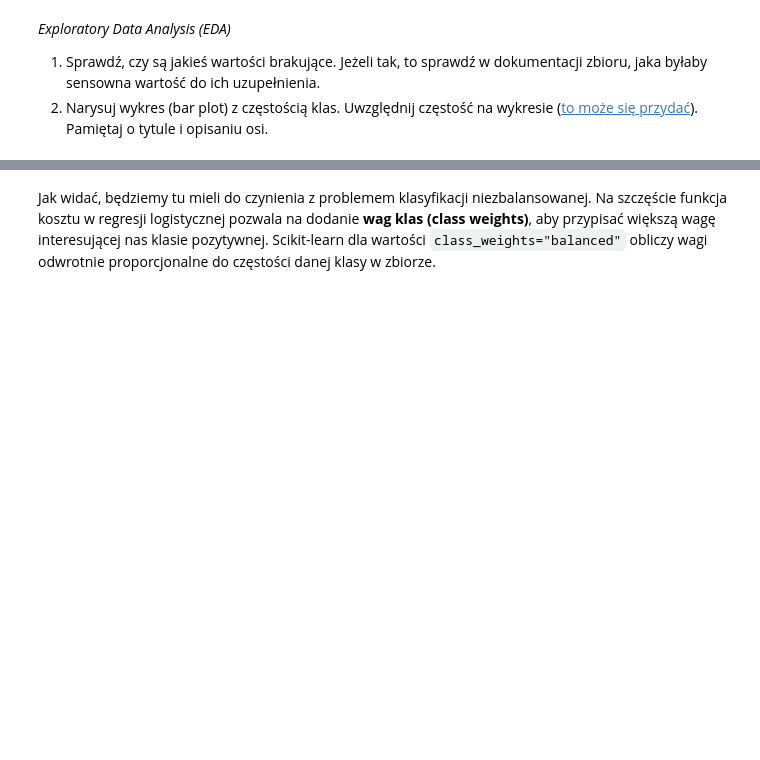
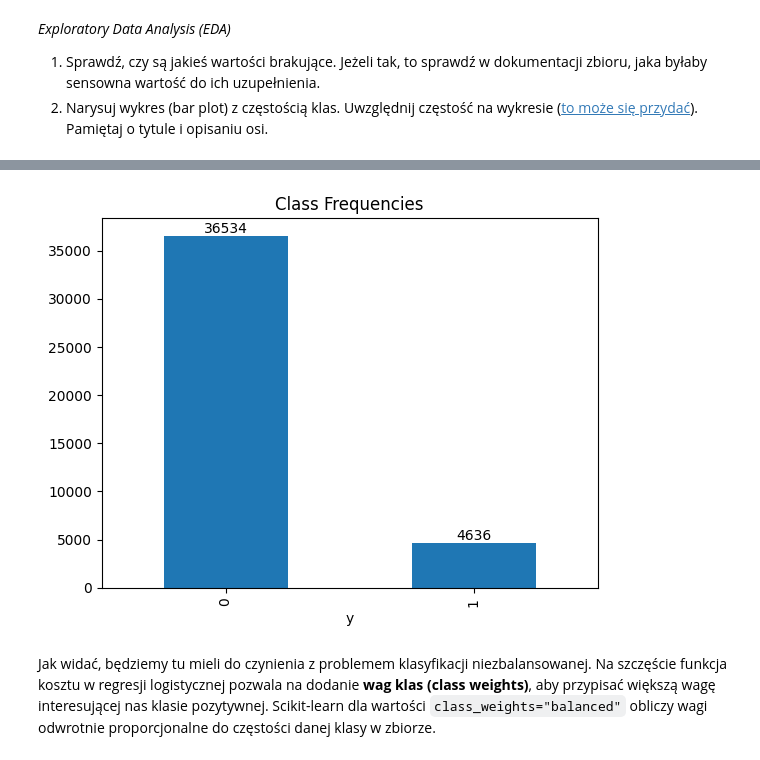
Before and after one commit to HeXsss/PSI, a Jupyter notebook: lab1/lab_1.ipynb, the cells around one changed output, grey strips where cells are left out. Saved outputs shown, nothing was run; the diff lists cells and outputs as text; code cells hidden in the pictures; blank space fills up the shorter version.

```diff
--- a/lab1/lab_1.ipynb
+++ b/lab1/lab_1.ipynb
@@ -1169,3 +1199,10 @@ y = y.astype({"y": np.int64})
+# %%
+# plot class frequencies
+ax = y.value_counts().plot.bar(title="Class Frequencies")
+for container in ax.containers:
+    ax.bar_label(container)
+# %% [output]
+[figure, added]
 # %% [markdown]
 Jak widać, będziemy tu mieli do czynienia z problemem klasyfikacji niezbalansowanej. Na szczęście funkcja kosztu w regresji logistycznej pozwala na dodanie **wag klas (class weights)**, aby przypisać większą wagę interesującej nas klasie pozytywnej. Scikit-learn dla wartości `class_weights="balanced"` obliczy wagi odwrotnie proporcjonalne do częstości danej klasy w zbiorze.
 # %% [markdown]
```
Also changed, not shown: parts of 11 cells of this notebook.
